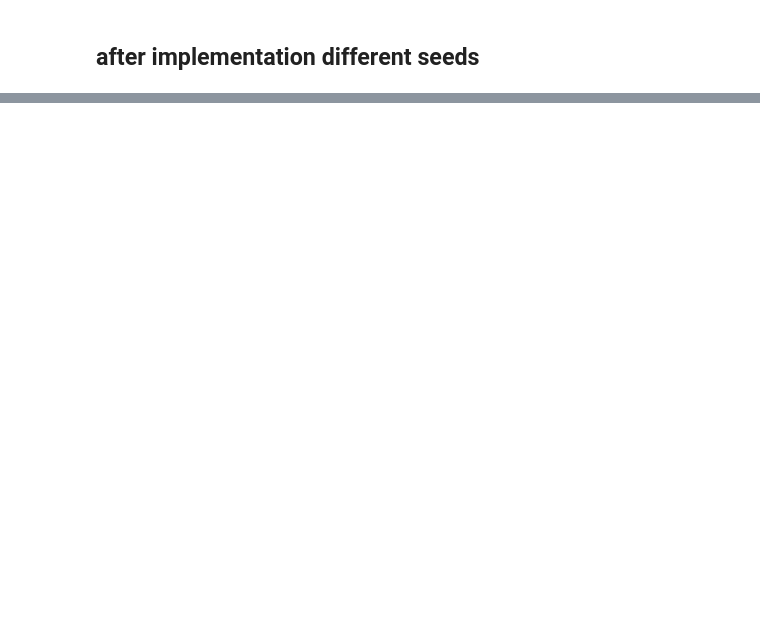
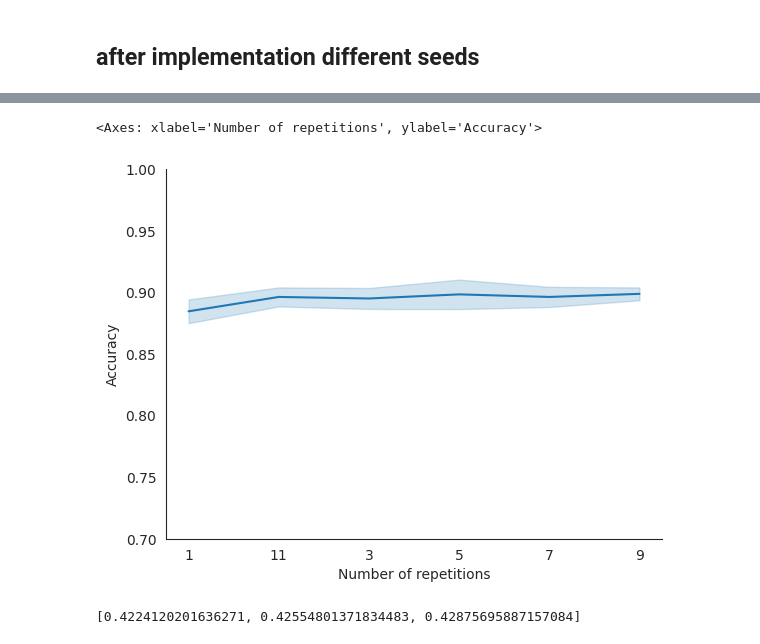
Before and after one commit to aidos-lab/diversity_curves, a Jupyter notebook: simulations/ablation_distributions/nreps_stability.ipynb, the cells around one changed output, grey strips where cells are left out. Saved outputs shown, nothing was run; the diff lists cells and outputs as text; code cells hidden in the pictures; blank space fills up the shorter version.

```diff
--- a/simulations/ablation_distributions/nreps_stability.ipynb
+++ b/simulations/ablation_distributions/nreps_stability.ipynb
@@ -377,0 +503,46 @@ res
+# %%
+#creating lineplot, one score, avg +- std deviations over all seeds
+
+score = 'acc_mean'
+method = 'divcurves_shortest_path_distance'
+
+
+data_score = res.loc[(method, slice(None)), (score, slice(None))]
+data_score = pd.DataFrame(data_score.loc['divcurves_shortest_path_distance',(score, slice(None))])
+data_score_long = pd.melt(data_score, value_name=score, col_level=1, var_name='n_reps')
+
+# data = pd.concat(data_score_long, axis=1)
+sns.set_style("white")
+sns.despine()
+ax = sns.lineplot(data_score_long, x='n_reps', y=score, estimator=np.mean, errorbar='sd')
+
+ax.spines['top'].set_visible(False)
+ax.spines['right'].set_visible(False)
+ax.spines['bottom'].set_visible(False)
+ax.spines['left'].set_visible(False)
+
+ax.set_ylim(0.7, 1)
+
+ax.set_xlabel('Number of repetitions')
+
+ax.set_ylabel('Accuracy')
+
+score = 'silh_mean'
+method = 'divcurves_shortest_path_distance'
+
+
+data_score = res.loc[(method, slice(None)), (score, slice(None))]
+data_score = pd.DataFrame(data_score.loc['divcurves_shortest_path_distance',(score, slice(None))])
+data_score_long = pd.melt(data_score, value_name=score, col_level=1, var_name='n_reps')
+
+# data = pd.concat(data_score_long, axis=1)
+sns.set_style("white")
+sns.despine()
+sns.lineplot(data_score_long, x='n_reps', y=score, estimator=np.mean, errorbar='sd', ax=ax)
+# %% [output]
+<Axes: xlabel='Number of repetitions', ylabel='Accuracy'>
+[figure, added]
+# %%
+list(avg_scores_df.loc[method,(score, slice(None))])
+# %% [output]
+[0.4224120201636271, 0.42554801371834483, 0.42875695887157084]
```
Also changed, not shown: parts of 18 cells of this notebook, 1 other file.
